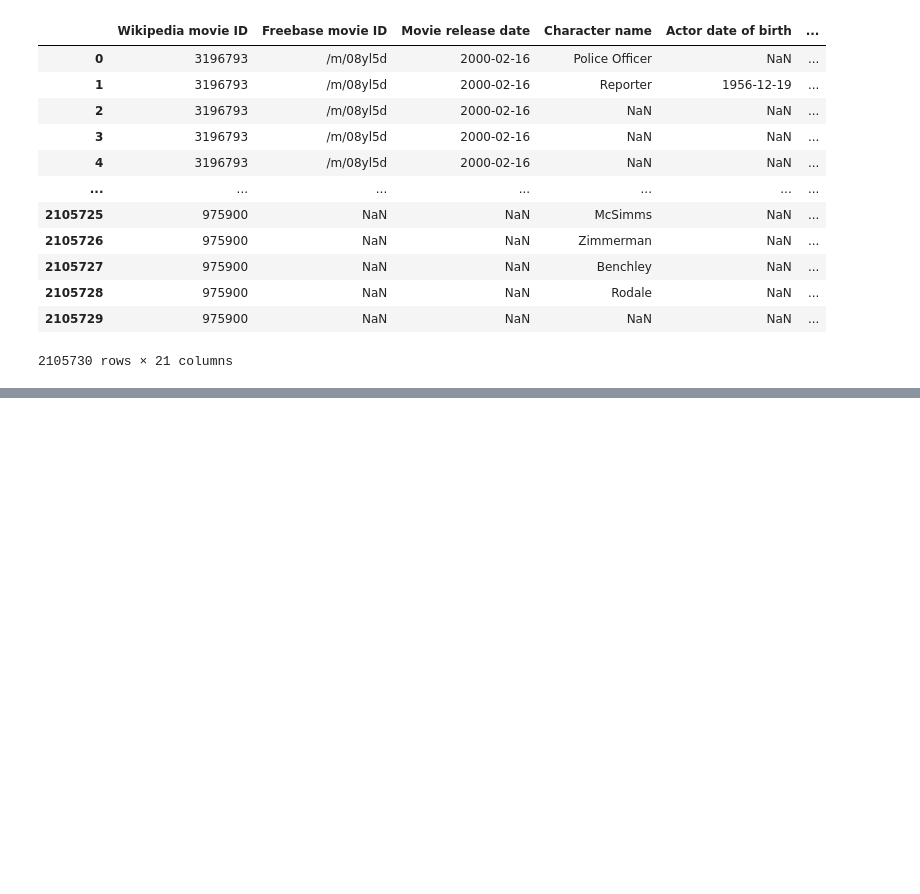
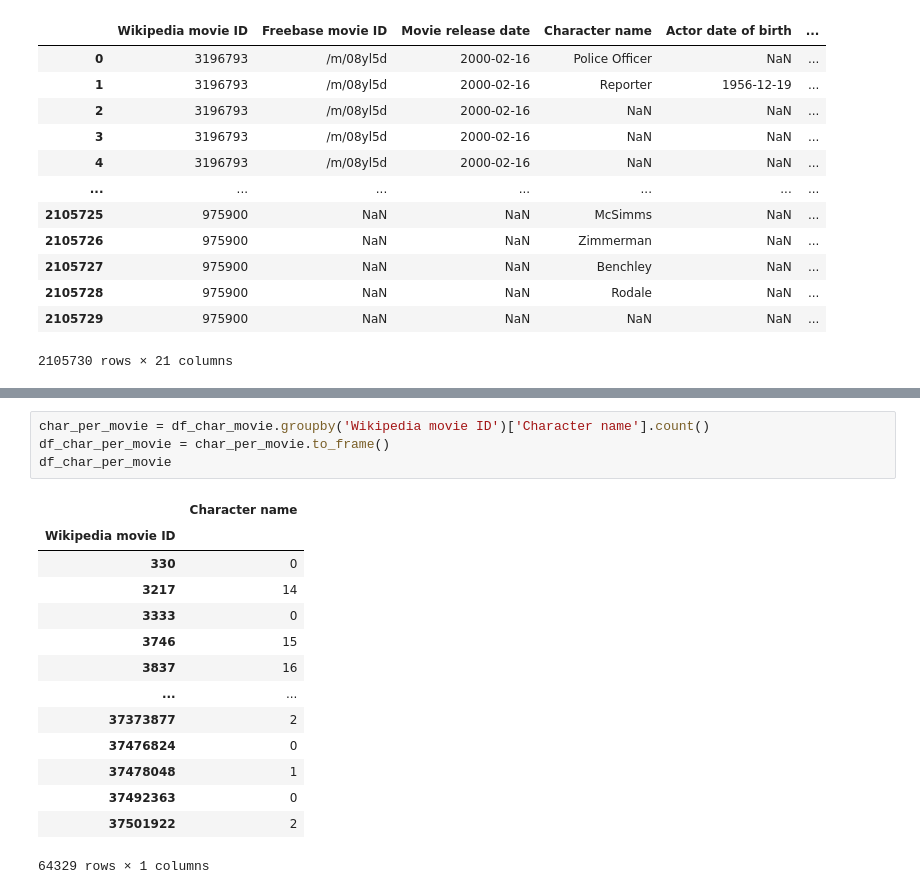
Before and after one commit to epfl-ada/ada-2022-project-utopiansky2022, a Jupyter notebook: Nico.ipynb, the cells around one changed output, grey strips where cells are left out. Drawn from its saved outputs; the diff is of its cells as text; blank space fills up the shorter version.

```diff
--- a/Nico.ipynb
+++ b/Nico.ipynb
@@ -185,0 +238,19 @@ df_complete
+# %%
+char_per_movie = df_char_movie.groupby('Wikipedia movie ID')['Character name'].count()
+df_char_per_movie = char_per_movie.to_frame()
+df_char_per_movie
+# %% [output]
+|  | Character name |
+| Wikipedia movie ID |  |
+| 330 | 0 |
+| 3217 | 14 |
+| 3333 | 0 |
+| 3746 | 15 |
+| 3837 | 16 |
+| ... | ... |
+| 37373877 | 2 |
+| 37476824 | 0 |
+| 37478048 | 1 |
+| 37492363 | 0 |
+| 37501922 | 2 |
+64329 rows × 1 columns
```
Also changed, not shown: parts of 6 cells of this notebook.
